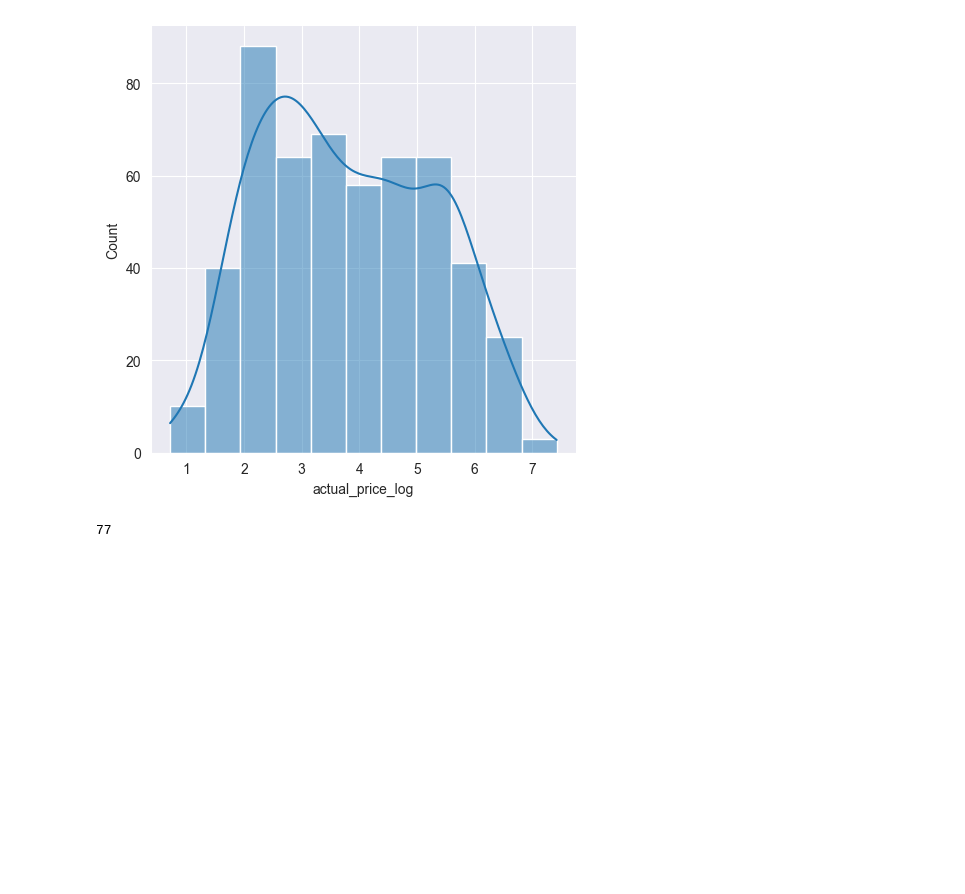
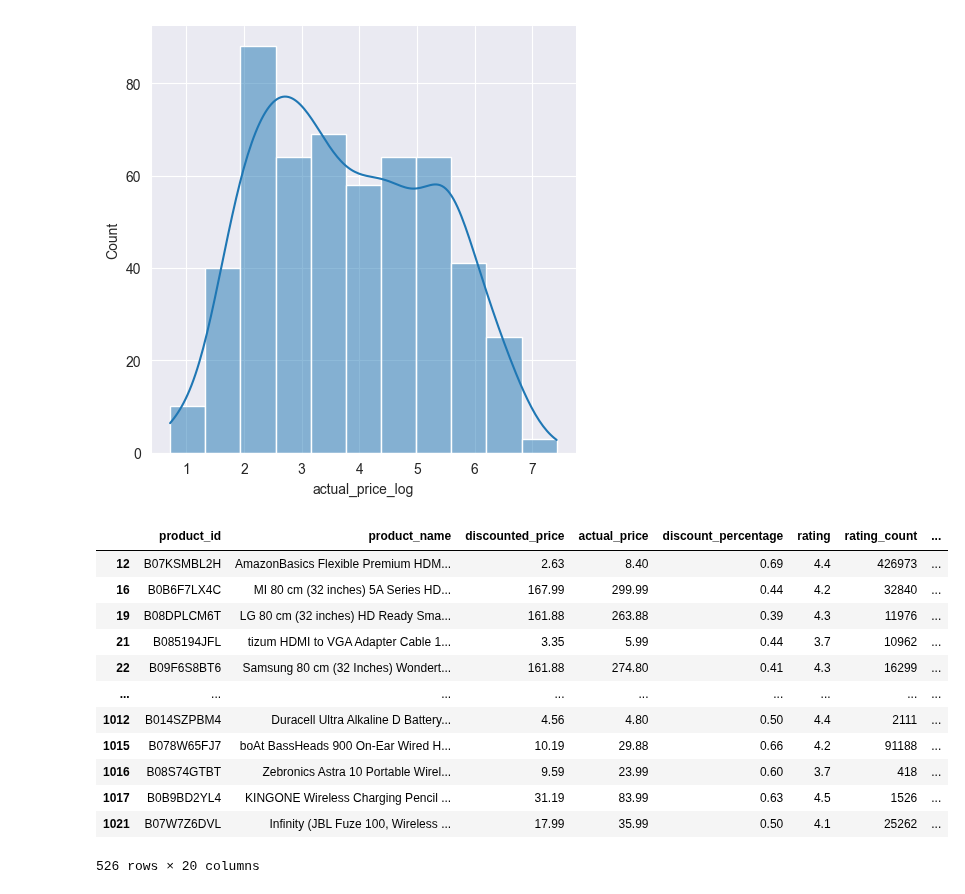
Before and after one commit to anthonyvann/eCommerce-Dataset-Analysis, a Jupyter notebook: EDA.ipynb, the cells around one changed output. Cells and saved outputs as stored; diff of their text form; code cells hidden in the pictures; blank space fills up the shorter version.

```diff
--- a/EDA.ipynb
+++ b/EDA.ipynb
@@ -554,7 +554,19 @@ sns.displot(data=data, x='actual_price_log', kde=True)
 # %% [output]
 <seaborn.axisgrid.FacetGrid at 0x...>
 [figure]
-# %%
-len('HomeAudio                          16               0.03                 0.03')
-# %% [output]
-77
+# %%
+data
+# %% [output]
+|  | product_id | product_name | discounted_price | actual_price | discount_percentage | rating | rating_count | ... |
+| 12 | B07KSMBL2H | AmazonBasics Flexible Premium HDM... | 2.63 | 8.40 | 0.69 | 4.4 | 426973 | ... |
+| 16 | B0B6F7LX4C | MI 80 cm (32 inches) 5A Series HD... | 167.99 | 299.99 | 0.44 | 4.2 | 32840 | ... |
+| 19 | B08DPLCM6T | LG 80 cm (32 inches) HD Ready Sma... | 161.88 | 263.88 | 0.39 | 4.3 | 11976 | ... |
+| 21 | B085194JFL | tizum HDMI to VGA Adapter Cable 1... | 3.35 | 5.99 | 0.44 | 3.7 | 10962 | ... |
+| 22 | B09F6S8BT6 | Samsung 80 cm (32 Inches) Wondert... | 161.88 | 274.80 | 0.41 | 4.3 | 16299 | ... |
+| ... | ... | ... | ... | ... | ... | ... | ... | ... |
+| 1012 | B014SZPBM4 | Duracell Ultra Alkaline D Battery... | 4.56 | 4.80 | 0.50 | 4.4 | 2111 | ... |
+| 1015 | B078W65FJ7 | boAt BassHeads 900 On-Ear Wired H... | 10.19 | 29.88 | 0.66 | 4.2 | 91188 | ... |
+| 1016 | B08S74GTBT | Zebronics Astra 10 Portable Wirel... | 9.59 | 23.99 | 0.60 | 3.7 | 418 | ... |
+| 1017 | B0B9BD2YL4 | KINGONE Wireless Charging Pencil ... | 31.19 | 83.99 | 0.63 | 4.5 | 1526 | ... |
+| 1021 | B07W7Z6DVL | Infinity (JBL Fuze 100, Wireless ... | 17.99 | 35.99 | 0.50 | 4.1 | 25262 | ... |
+526 rows × 20 columns
```
Also changed, not shown: parts of 3 cells of this notebook.
